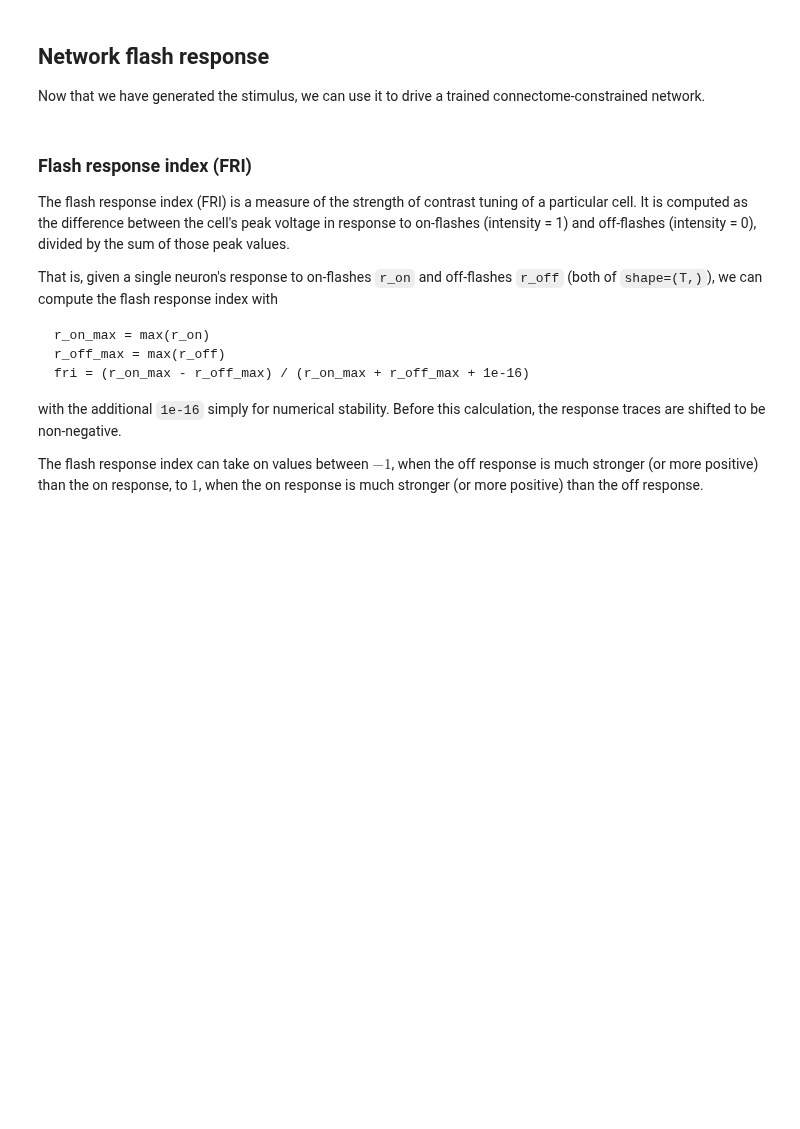
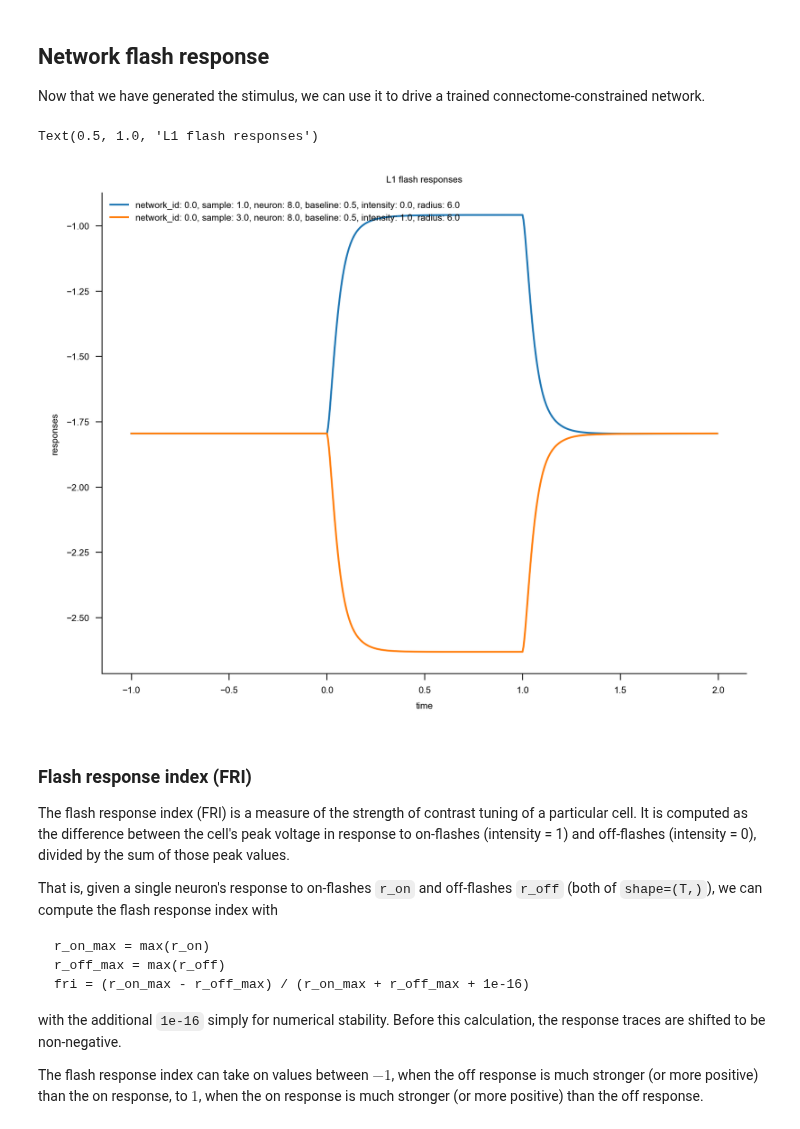
Before and after one commit to TuragaLab/flyvis, a Jupyter notebook: examples/03_flyvision_flash_responses.ipynb, the cells around one changed output. Cells and saved outputs as stored; diff of their text form; code cells hidden in the pictures; blank space fills up the shorter version.

```diff
--- a/examples/03_flyvision_flash_responses.ipynb
+++ b/examples/03_flyvision_flash_responses.ipynb
@@ -91,10 +105,14 @@ network_view = NetworkView(results_dir / "flow/0000/000")
 # %%
 stims_and_resps = network_view.flash_responses(dataset=dataset)
 # %%
-
-stims_and_resps['responses'].custom.where(cell_type="L1", radius=6).custom.plot_traces(x='time')
+stims_and_resps['responses'].custom.where(cell_type="L1", radius=6).custom.plot_traces(
+    x='time'
+)
 fig = plt.gcf()
 fig.axes[-1].set_title("L1 flash responses")
+# %% [output]
+Text(0.5, 1.0, 'L1 flash responses')
+[figure, added]
 # %% [markdown]
 ### Flash response index (FRI)
 
```
Also changed, not shown: parts of 14 cells of this notebook, 53 other files.
